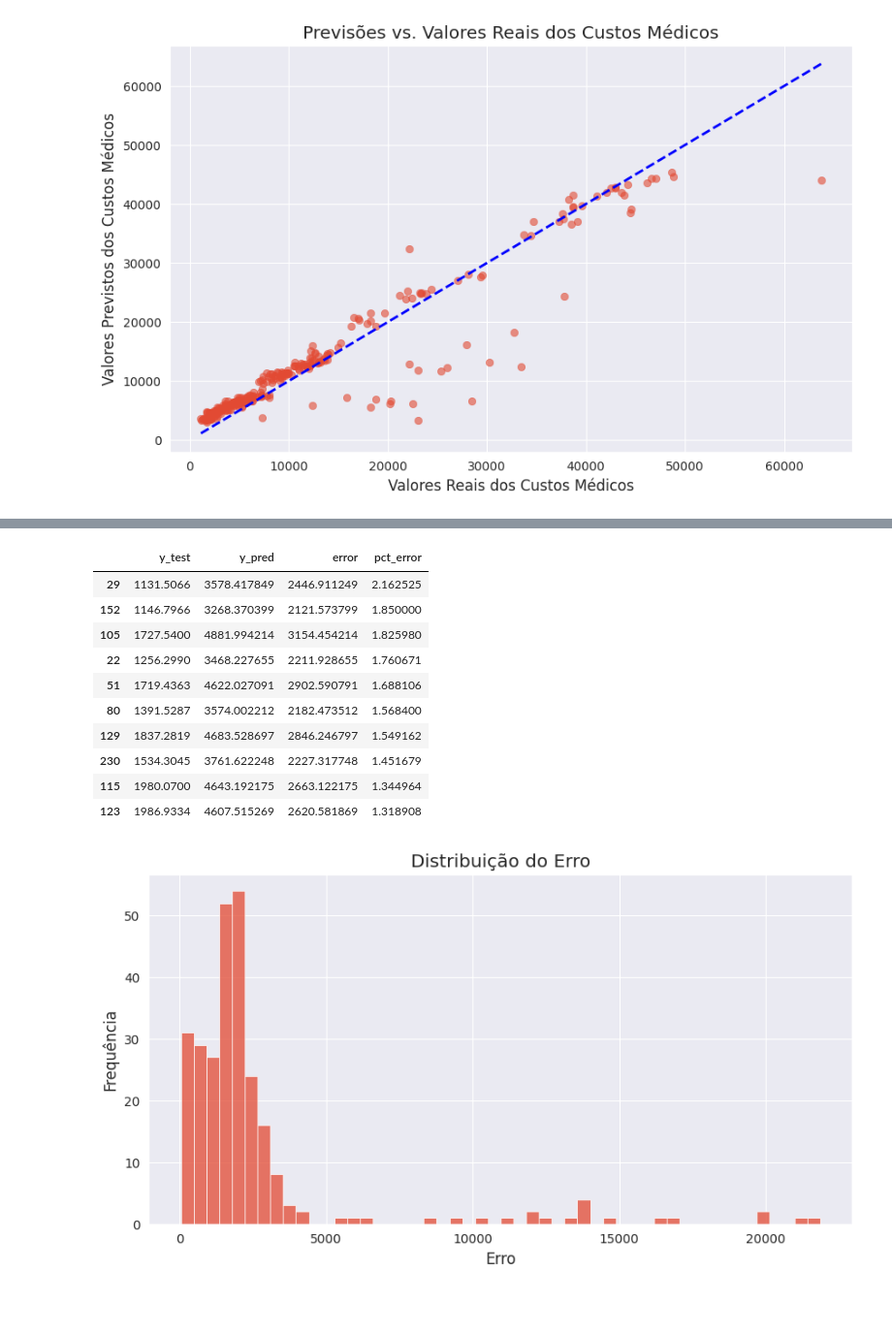
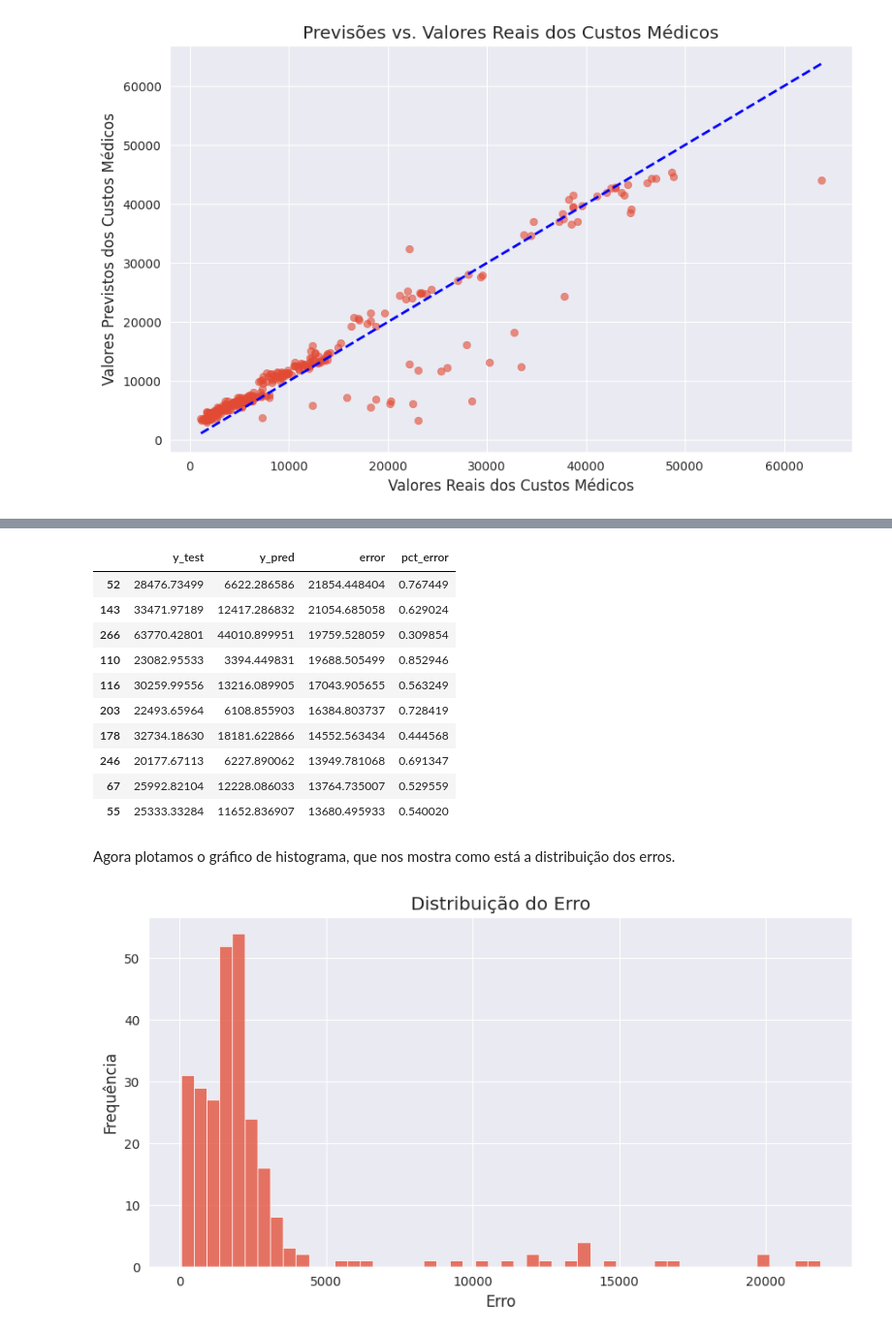
Before and after one commit to willsilvano/tech-challenges-post-tech-fiap, a Jupyter notebook: fase-01/tech-challenge-01.ipynb, the cells around one changed output, grey strips where cells are left out. Shown: that part at 97% size. Saved outputs shown, nothing was run; the diff lists cells and outputs as text; code cells hidden in the pictures; blank space fills up the shorter version.

```diff
--- a/fase-01/tech-challenge-01.ipynb
+++ b/fase-01/tech-challenge-01.ipynb
@@ -330,5 +173,0 @@ Name: count, dtype: int64
-# %%
-one_hot_region = OneHotEncoder(sparse_output=False)
-region_encoded = one_hot_region.fit_transform(df[['region']])
-df = pd.concat([df, pd.DataFrame(data=region_encoded, columns=one_hot_region.get_feature_names_out())], axis=1)
-df.drop(columns=['region'], axis=1, inplace=True)
@@ -374,0 +293,3 @@ y = df['charges']
+# %%
+label_encoder = LabelEncoder()
+one_hot_encoder = OneHotEncoder(sparse_output=False)
@@ -374,0 +352,4 @@ y = df['charges']
+# %%
+region_encoded = one_hot_encoder.fit_transform(df[['region']])
+df = pd.concat([df, pd.DataFrame(data=region_encoded, columns=one_hot_encoder.get_feature_names_out())], axis=1)
+df.drop(columns=['region'], axis=1, inplace=True)
@@ -659,19 +731,23 @@ Verificando a distribuição dos erros
 # %%
 df_errors = pd.DataFrame(zip(y_test, y_pred, np.abs(y_test - y_pred)), columns = ['y_test', 'y_pred', 'error'])
 df_errors['pct_error'] = df_errors['error'] / df_errors['y_test']
-df_errors.nlargest(10, 'pct_error')
+
+# Lista os 10 maiores erros
+df_errors.nlargest(10, 'error')
 # %% [output]
 |  | y_test | y_pred | error | pct_error |
-| 29 | 1131.5066 | 3578.417849 | 2446.911249 | 2.162525 |
-| 152 | 1146.7966 | 3268.370399 | 2121.573799 | 1.850000 |
-| 105 | 1727.5400 | 4881.994214 | 3154.454214 | 1.825980 |
-| 22 | 1256.2990 | 3468.227655 | 2211.928655 | 1.760671 |
-| 51 | 1719.4363 | 4622.027091 | 2902.590791 | 1.688106 |
-| 80 | 1391.5287 | 3574.002212 | 2182.473512 | 1.568400 |
-| 129 | 1837.2819 | 4683.528697 | 2846.246797 | 1.549162 |
-| 230 | 1534.3045 | 3761.622248 | 2227.317748 | 1.451679 |
-| 115 | 1980.0700 | 4643.192175 | 2663.122175 | 1.344964 |
-| 123 | 1986.9334 | 4607.515269 | 2620.581869 | 1.318908 |
+| 52 | 28476.73499 | 6622.286586 | 21854.448404 | 0.767449 |
+| 143 | 33471.97189 | 12417.286832 | 21054.685058 | 0.629024 |
+| 266 | 63770.42801 | 44010.899951 | 19759.528059 | 0.309854 |
+| 110 | 23082.95533 | 3394.449831 | 19688.505499 | 0.852946 |
+| 116 | 30259.99556 | 13216.089905 | 17043.905655 | 0.563249 |
+| 203 | 22493.65964 | 6108.855903 | 16384.803737 | 0.728419 |
+| 178 | 32734.18630 | 18181.622866 | 14552.563434 | 0.444568 |
+| 246 | 20177.67113 | 6227.890062 | 13949.781068 | 0.691347 |
+| 67 | 25992.82104 | 12228.086033 | 13764.735007 | 0.529559 |
+| 55 | 25333.33284 | 11652.836907 | 13680.495933 | 0.540020 |
+# %% [markdown]
+Agora plotamos o gráfico de histograma, que nos mostra como está a distribuição dos erros.
 # %%
 def plot_error_distribution(error):
     plt.figure(figsize=(10, 5))
```
Also changed, not shown: parts of 148 cells of this notebook, 1 other file.
